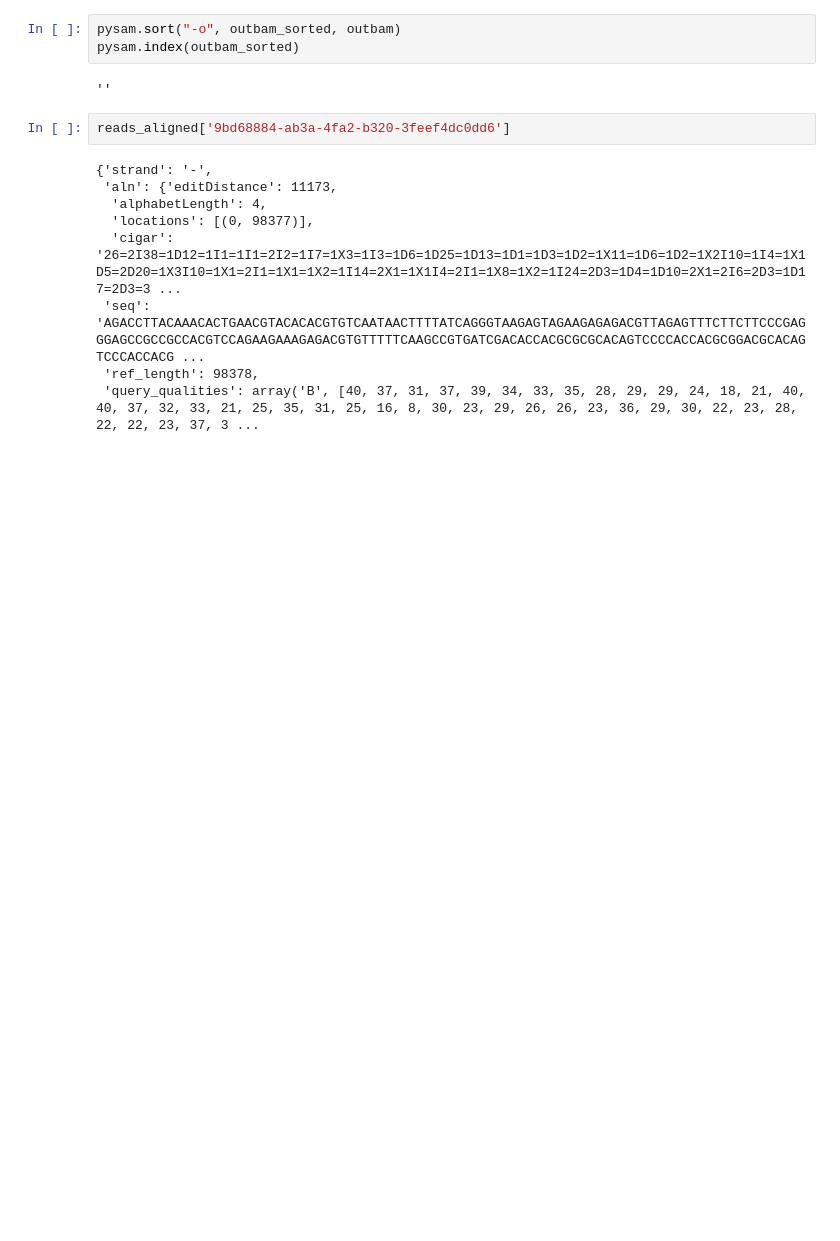
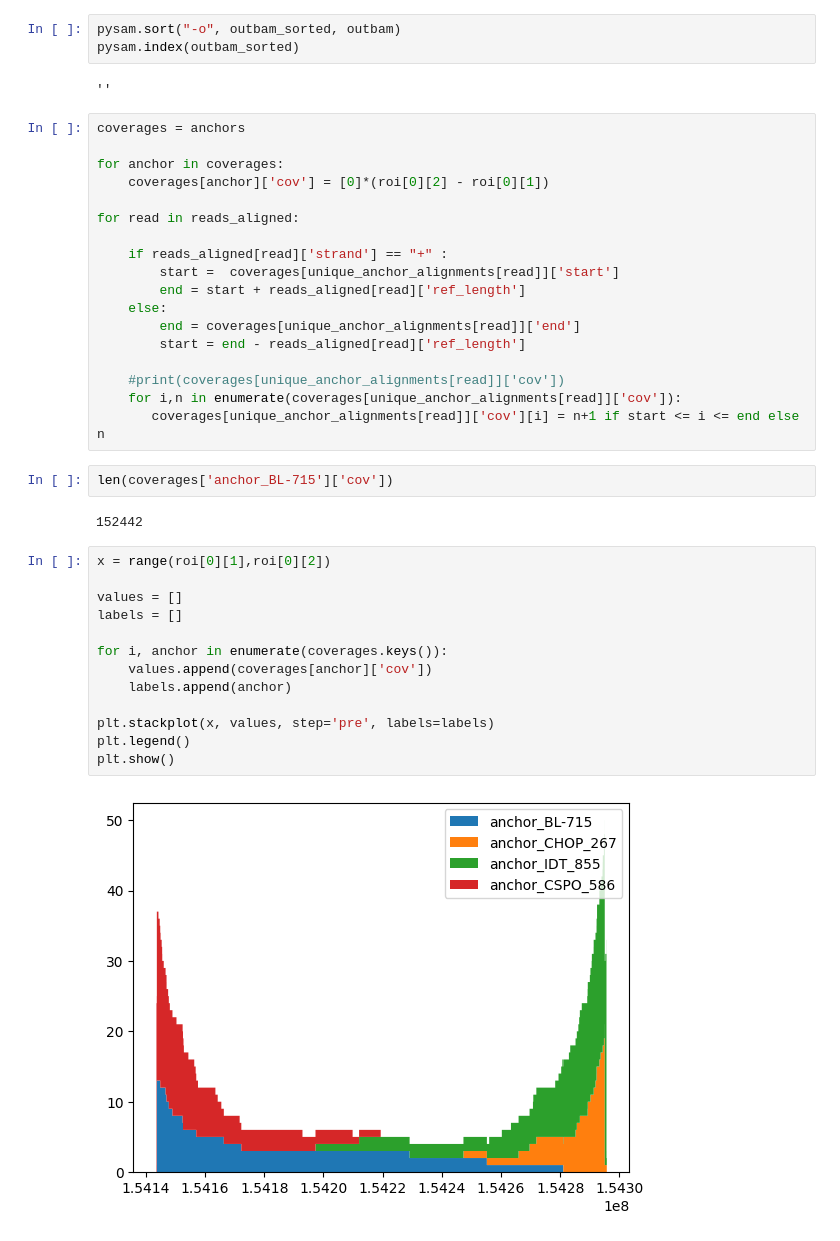
Before and after one commit to caspargross/opsinth, a Jupyter notebook: opsin_analysis_playground.ipynb, the cells around one changed output. Cells and saved outputs as stored; diff of their text form; blank space fills up the shorter version.

Commit message:
Add coverage plot

```diff
--- a/opsin_analysis_playground.ipynb
+++ b/opsin_analysis_playground.ipynb
@@ -353,14 +352,40 @@ pysam.sort("-o", outbam_sorted, outbam)
 pysam.index(outbam_sorted)
 # %% [output]
 ''
-# %%
-reads_aligned['9bd68884-ab3a-4fa2-b320-3feef4dc0dd6']
-# %% [output]
-{'strand': '-',
- 'aln': {'editDistance': 11173,
-  'alphabetLength': 4,
-  'locations': [(0, 98377)],
-  'cigar': '26=2I38=1D12=1I1=1I1=2I2=1I7=1X3=1I3=1D6=1D25=1D13=1D1=1D3=1D2=1X11=1D6=1D2=1X2I10=1I4=1X1D5=2D20=1X3I10=1X1=2I1=1X1=1X2=1I14=2X1=1X1I4=2I1=1X8=1X2=1I24=2D3=1D4=1D10=2X1=2I6=2D3=1D17=2D3=3 ...
- 'seq': 'AGACCTTACAAACACTGAACGTACACACGTGTCAATAACTTTTATCAGGGTAAGAGTAGAAGAGAGACGTTAGAGTTTCTTCTTCCCGAGGGAGCCGCCGCCACGTCCAGAAGAAAGAGACGTGTTTTTCAAGCCGTGATCGACACCACGCGCGCACAGTCCCCACCACGCGGACGCACAGTCCCACCACG ...
- 'ref_length': 98378,
- 'query_qualities': array('B', [40, 37, 31, 37, 39, 34, 33, 35, 28, 29, 29, 24, 18, 21, 40, 40, 37, 32, 33, 21, 25, 35, 31, 25, 16, 8, 30, 23, 29, 26, 26, 23, 36, 29, 30, 22, 23, 28, 22, 22, 23, 37, 3 ...
+# %%
+coverages = anchors
+
+for anchor in coverages:
+    coverages[anchor]['cov'] = [0]*(roi[0][2] - roi[0][1])
+
+for read in reads_aligned:
+
+    if reads_aligned[read]['strand'] == "+" :
+        start =  coverages[unique_anchor_alignments[read]]['start']
+        end = start + reads_aligned[read]['ref_length']
+    else:
+        end = coverages[unique_anchor_alignments[read]]['end']
+        start = end - reads_aligned[read]['ref_length']
+
+    #print(coverages[unique_anchor_alignments[read]]['cov'])
+    for i,n in enumerate(coverages[unique_anchor_alignments[read]]['cov']):
+       coverages[unique_anchor_alignments[read]]['cov'][i] = n+1 if start <= i <= end else n
+# %%
+len(coverages['anchor_BL-715']['cov'])
+# %% [output]
+152442
+# %%
+x = range(roi[0][1],roi[0][2])
+
+values = []
+labels = []
+
+for i, anchor in enumerate(coverages.keys()):
+    values.append(coverages[anchor]['cov'])
+    labels.append(anchor)
+
+plt.stackplot(x, values, step='pre', labels=labels)
+plt.legend()
+plt.show()
+# %% [output]
+[figure, added]
```
Also changed, not shown: parts of 1 cell of this notebook.
